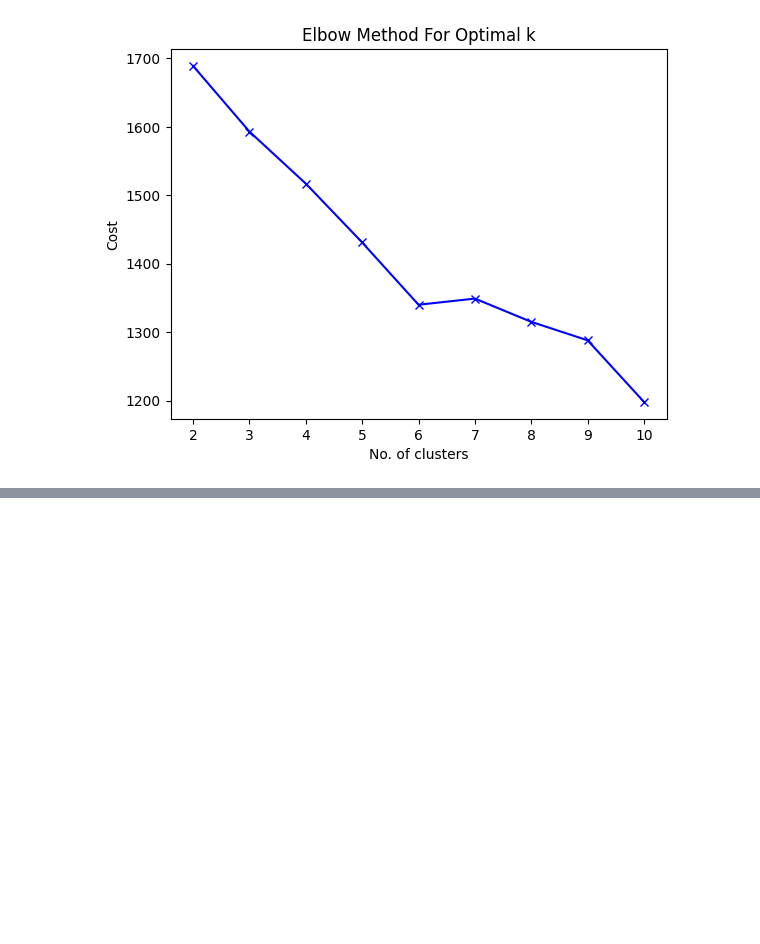
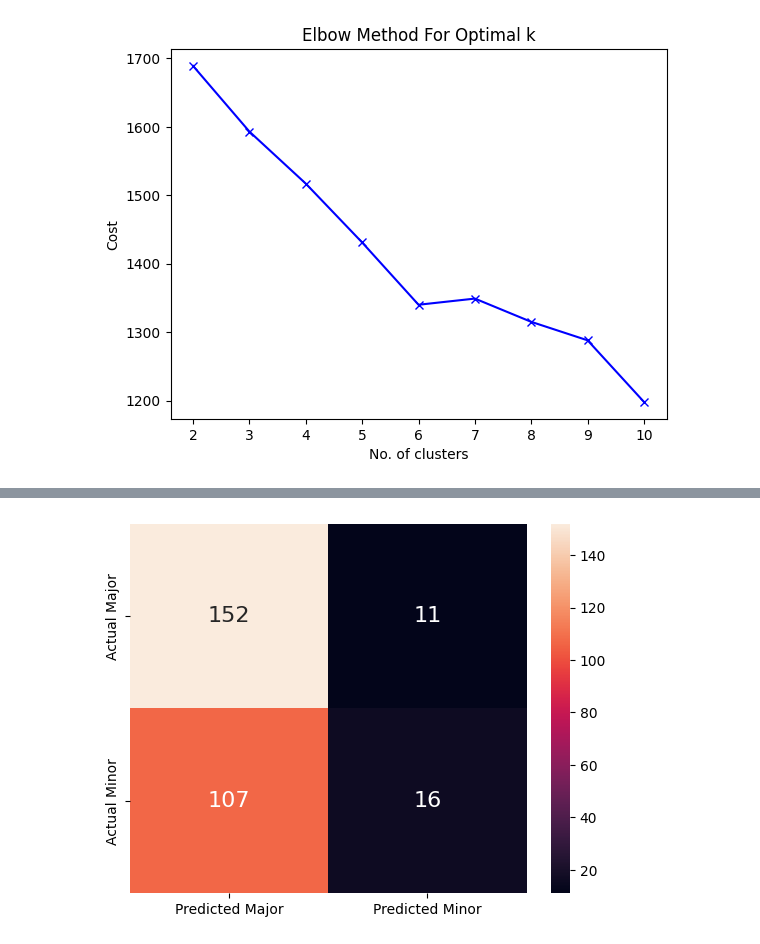
Before and after one commit to omar-elmeteny/MLProject, a Jupyter notebook: ml_project.ipynb, the cells around one changed output, grey strips where cells are left out. Saved outputs shown, nothing was run; the diff lists cells and outputs as text; code cells hidden in the pictures; blank space fills up the shorter version.

Commit message:
added logistic regression

```diff
--- a/ml_project.ipynb
+++ b/ml_project.ipynb
@@ -897,0 +922,27 @@ plot_clusters_vs_groundtruth(categorical_features, cluster_labels, 'mode', df_sp
+# %%
+def logistic_regression(X_train, X_test, Y_train, Y_test):
+    # Create a logistic regression model
+    log_model = LogisticRegression()
+
+    # Train the model
+    log_model.fit(X_train, Y_train)
+
+    # Make predictions on the test data
+    predictions = log_model.predict(X_test)
+
+    # Get the accuracy score
+    accuracy = accuracy_score(Y_test, predictions)
+    print('Accuracy:', accuracy)
+
+    recall = recall_score(Y_test, predictions)
+    print('Recall:', recall)
+
+    precision = precision_score(Y_test, predictions)
+    print('Precision:', precision)
+
+    f1 = f1_score(Y_test, predictions)
+    print('F1 Score:', f1)
+
+    return log_model, predictions
+
+log_model, predictions = logistic_regression(X_train, X_test, Y_train, Y_test)
@@ -897,0 +961,14 @@ plot_clusters_vs_groundtruth(categorical_features, cluster_labels, 'mode', df_sp
+# %%
+from sklearn.metrics import confusion_matrix
+
+# calculate the confusion matrix
+conf_mat = confusion_matrix(Y_test, predictions)
+
+conf_frame = pd.DataFrame(conf_mat,
+                        columns=['Predicted Major', 'Predicted Minor'],
+                        index=['Actual Major', 'Actual Minor'])
+
+sns.heatmap(conf_frame, annot=True, fmt='d', annot_kws={"size": 16})
+plt.show()
+# %% [output]
+[figure, added]
```
Also changed, not shown: parts of 12 cells of this notebook.
